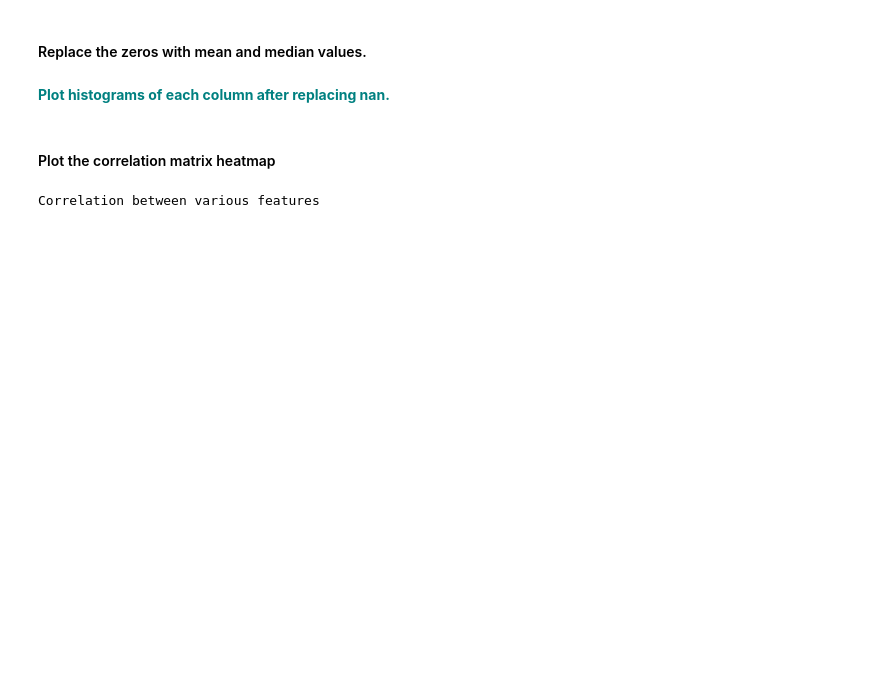
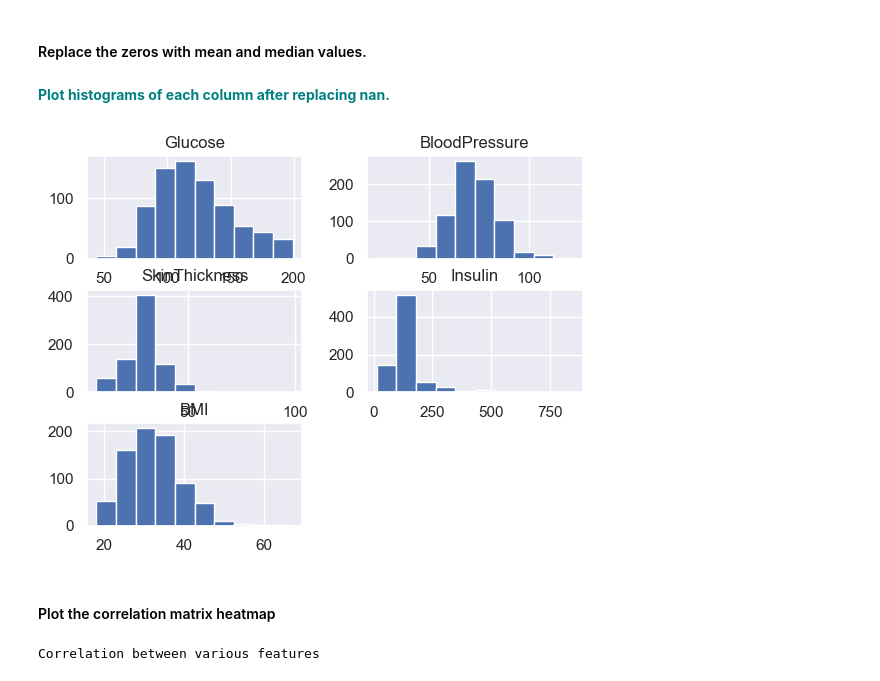
Before and after one commit to Noob1701/Springboard, a Jupyter notebook: GridSearchKNN_Case_Study.ipynb, the cells around one changed output. Cells and saved outputs as stored; diff of their text form; code cells hidden in the pictures; blank space fills up the shorter version.

```diff
--- a/GridSearchKNN_Case_Study.ipynb
+++ b/GridSearchKNN_Case_Study.ipynb
@@ -86,6 +97,11 @@ diabetes_data['Insulin'].fillna(diabetes_data['Insulin'].median(), inplace = Tru
 diabetes_data['BMI'].fillna(diabetes_data['BMI'].median(), inplace = True)
 # %% [markdown]
 **<font color='teal'> Plot histograms of each column after replacing nan. </font>**
+# %%
+_ = diabetes_data[zrep].hist()
+_ = plt.show()
+# %% [output]
+[figure, added]
 # %% [markdown]
 #### Plot the correlation matrix heatmap
 # %%
```
Also changed, not shown: parts of 19 cells of this notebook.
